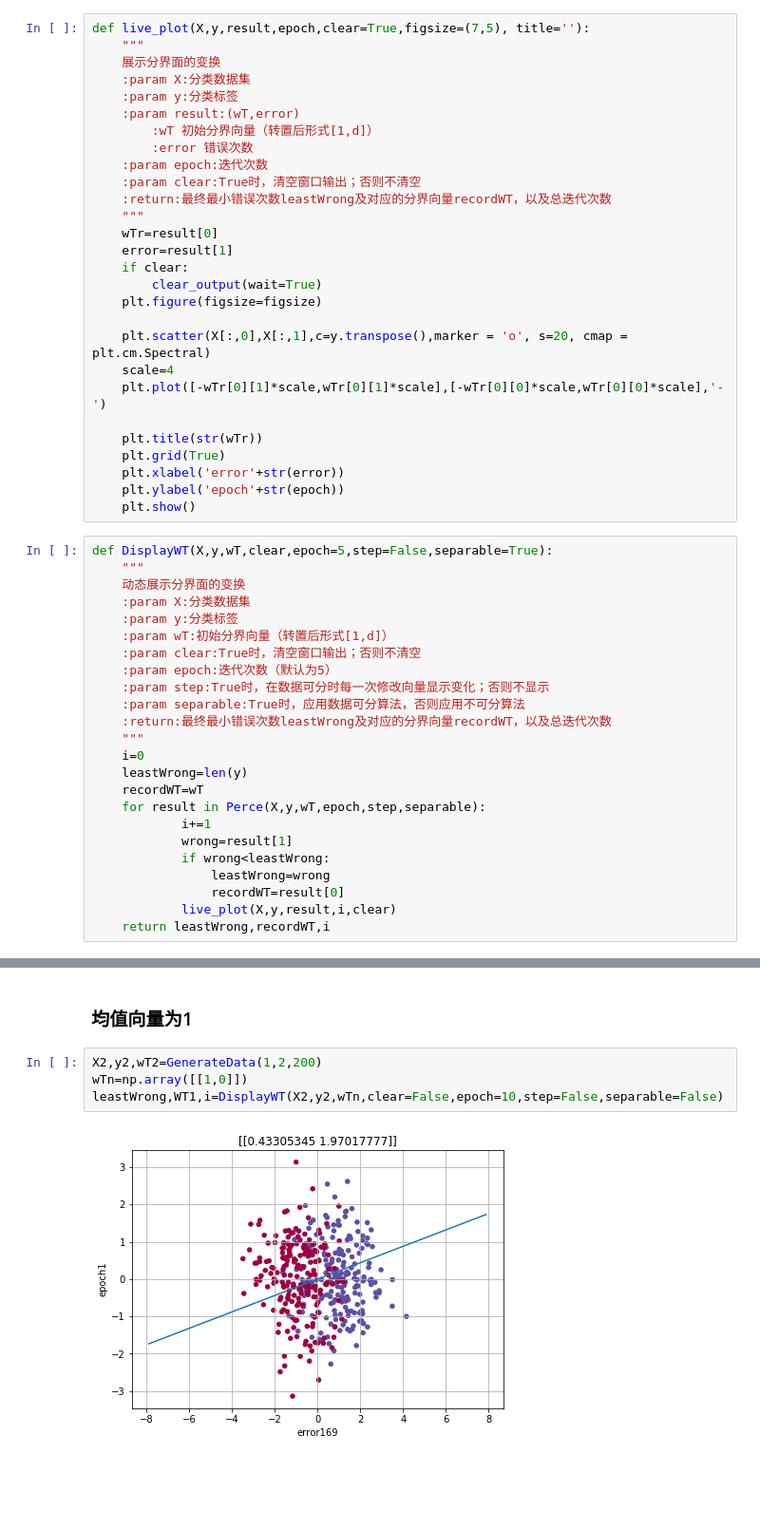
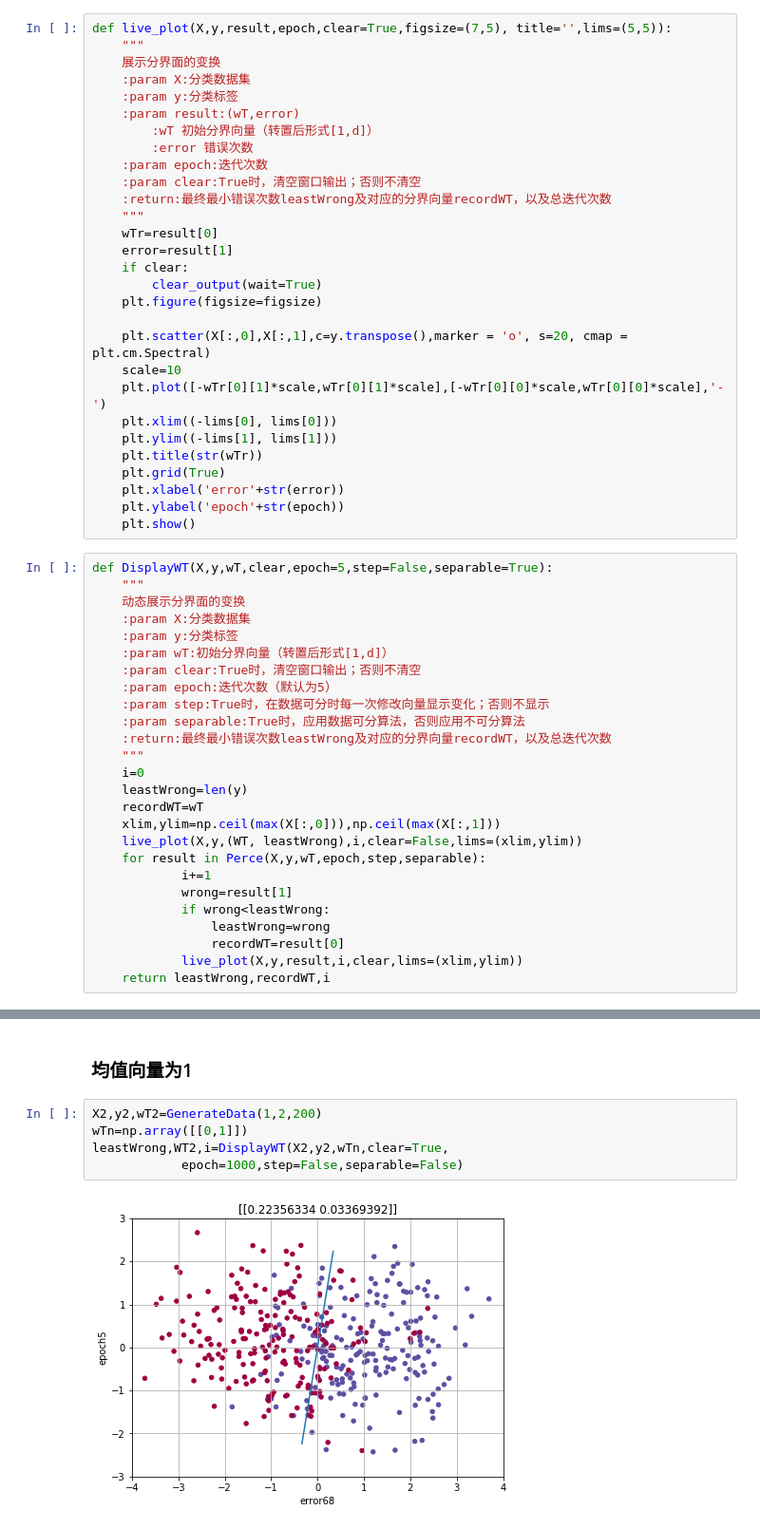
Before and after one commit to easilylazy/pattern-recognition, a Jupyter notebook: perceptron/display.ipynb, the cells around one changed output, grey strips where cells are left out. Shown: that part at 95% size. Saved outputs shown, nothing was run; the diff lists cells and outputs as text; blank space fills up the shorter version.

```diff
--- a/perceptron/display.ipynb
+++ b/perceptron/display.ipynb
@@ -74,6 +75,6 @@ def GenerateData(mu,d,N):
 from IPython.display import clear_output
 # %%
-def live_plot(X,y,result,epoch,clear=True,figsize=(7,5), title=''):
+def live_plot(X,y,result,epoch,clear=True,figsize=(7,5), title='',lims=(5,5)):
     """
     展示分界面的变换
     :param X:分类数据集
@@ -92,9 +93,10 @@ def live_plot(X,y,result,epoch,clear=True,figsize=(7,5), title=''):
     plt.figure(figsize=figsize)
 
     plt.scatter(X[:,0],X[:,1],c=y.transpose(),marker = 'o', s=20, cmap = plt.cm.Spectral)
-    scale=4
+    scale=10
     plt.plot([-wTr[0][1]*scale,wTr[0][1]*scale],[-wTr[0][0]*scale,wTr[0][0]*scale],'-')
-
+    plt.xlim((-lims[0], lims[0]))
+    plt.ylim((-lims[1], lims[1]))
     plt.title(str(wTr))
     plt.grid(True)
     plt.xlabel('error'+str(error))
@@ -116,13 +118,15 @@ def DisplayWT(X,y,wT,clear,epoch=5,step=False,separable=True):
     i=0
     leastWrong=len(y)
     recordWT=wT
+    xlim,ylim=np.ceil(max(X[:,0])),np.ceil(max(X[:,1]))
+    live_plot(X,y,(WT, leastWrong),i,clear=False,lims=(xlim,ylim))
     for result in Perce(X,y,wT,epoch,step,separable):
             i+=1
             wrong=result[1]
             if wrong<leastWrong:
                 leastWrong=wrong
                 recordWT=result[0]
-            live_plot(X,y,result,i,clear)
+            live_plot(X,y,result,i,clear,lims=(xlim,ylim))
     return leastWrong,recordWT,i
 # %% [markdown]
 ## Test Part
@@ -155,7 +159,8 @@ live_plot(X1,y1,(WT1, leastWrong),i)
 ### 均值向量为1
 # %%
 X2,y2,wT2=GenerateData(1,2,200)
-wTn=np.array([[1,0]])
-leastWrong,WT1,i=DisplayWT(X2,y2,wTn,clear=False,epoch=10,step=False,separable=False)
+wTn=np.array([[0,1]])
+leastWrong,WT2,i=DisplayWT(X2,y2,wTn,clear=True,
+            epoch=1000,step=False,separable=False)
 # %% [output]
-[figure, old version]
+[figure, new version]
```
Also changed, not shown: parts of 9 cells of this notebook.
